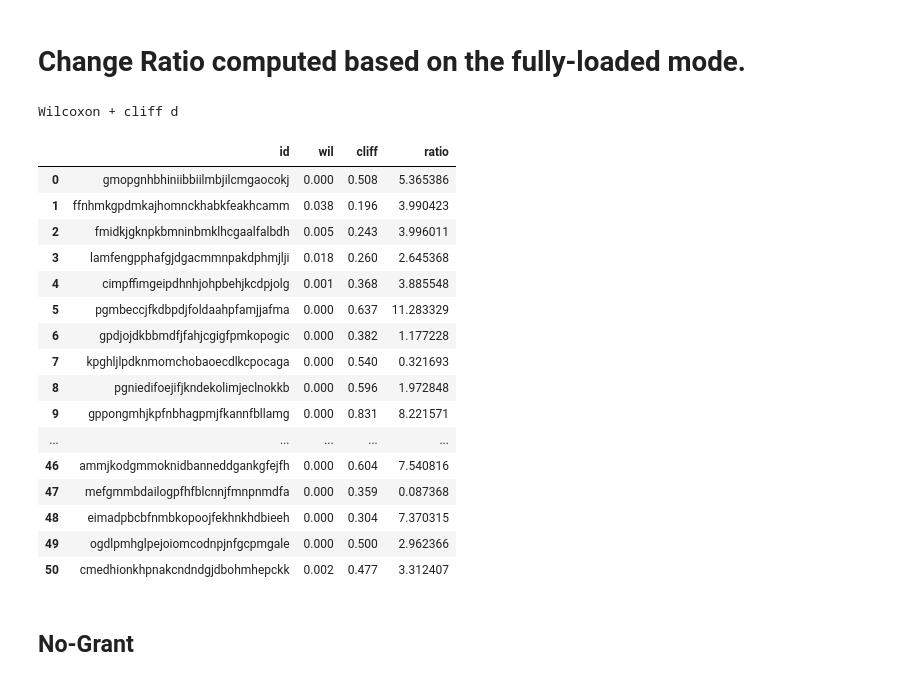
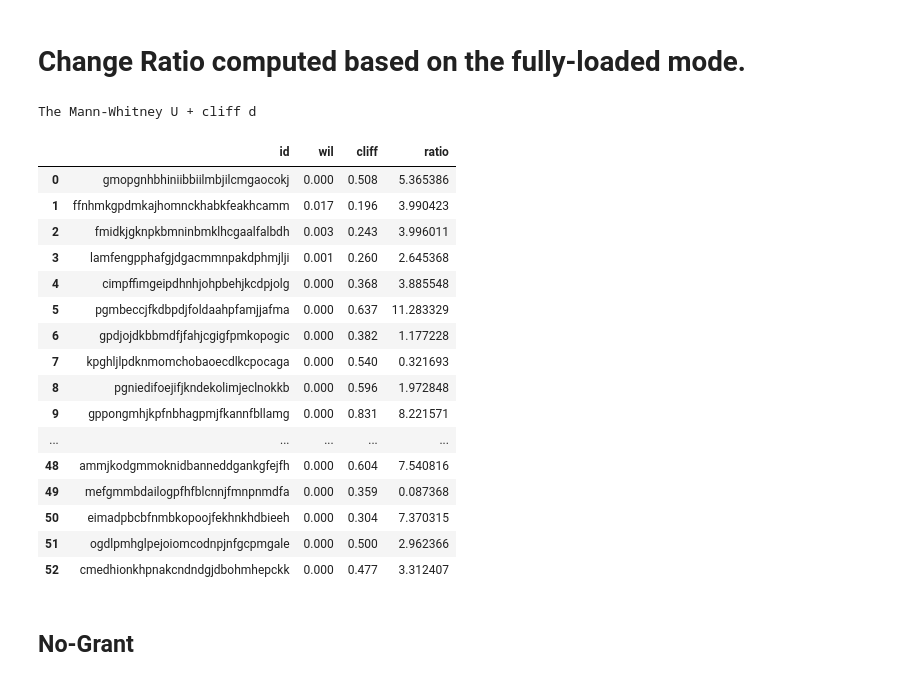
Before and after one commit to Bihui-Jin/suppmaterial-impact-of-extensions-on-browser-performance, a Jupyter notebook: Analysis/performance evaluation.ipynb, the cells around one changed output. Drawn from its saved outputs; the diff is of its cells as text; code cells hidden in the pictures.

Commit message:
change wilcoxon to mannwhitneyu

```diff
--- a/Analysis/performance evaluation.ipynb
+++ b/Analysis/performance evaluation.ipynb
@@ -315,23 +315,23 @@ def percChange(full_cycle2, interp):
 
 def printPercChange(full_cycle2, lf, rt):
     for typ in ['time','loading','static']:
-        numI = len(full_cycle2[(full_cycle2[f'Median-{typ}Ratio']>0) & (full_cycle2[f'wilcoxon-{typ}']<0.05) & (full_cycle2[f'cliffs_d-{typ}'].between(left=lf, right=rt, inclusive="left"))])
-        num = len(full_cycle2[(full_cycle2[f'wilcoxon-{typ}']<0.05) & (full_cycle2[f'cliffs_d-{typ}'].between(left=lf, right=rt, inclusive="left"))])
+        numI = len(full_cycle2[(full_cycle2[f'Median-{typ}Ratio']>0) & (full_cycle2[f'mannwhitneyu-{typ}']<0.05) & (full_cycle2[f'cliffs_d-{typ}'].between(left=lf, right=rt, inclusive="left"))])
+        num = len(full_cycle2[(full_cycle2[f'mannwhitneyu-{typ}']<0.05) & (full_cycle2[f'cliffs_d-{typ}'].between(left=lf, right=rt, inclusive="left"))])
         perc = round(numI/num*100,2) if num!=0 else 0
 
-        print(len(full_cycle2[(full_cycle2[f'Median-{typ}Ratio']>0) & (full_cycle2[f'wilcoxon-{typ}']<0.05) & (full_cycle2[f'cliffs_d-{typ}'].between(left=lf, right=rt, inclusive="left"))]), f' ({perc}%) {typ} in median increase by',
-              round_to_n((full_cycle2[(full_cycle2[f'Median-{typ}Ratio']>0) & (full_cycle2[f'wilcoxon-{typ}']<0.05) & (full_cycle2[f'cliffs_d-{typ}'].between(left=lf, right=rt, inclusive="left"))][f'Median-{typ}Ratio'].median()),2), '%')
-        numI = len(full_cycle2[(full_cycle2[f'Median-{typ}Ratio']<0) & (full_cycle2[f'wilcoxon-{typ}']<0.05) & (full_cycle2[f'cliffs_d-{typ}'].between(left=lf, right=rt, inclusive="left"))])
-        num = len(full_cycle2[(full_cycle2[f'wilcoxon-{typ}']<0.05) & (full_cycle2[f'cliffs_d-{typ}'].between(left=lf, right=rt, inclusive="left"))])
+        print(len(full_cycle2[(full_cycle2[f'Median-{typ}Ratio']>0) & (full_cycle2[f'mannwhitneyu-{typ}']<0.05) & (full_cycle2[f'cliffs_d-{typ}'].between(left=lf, right=rt, inclusive="left"))]), f' ({perc}%) {typ} in median increase by',
+              round_to_n((full_cycle2[(full_cycle2[f'Median-{typ}Ratio']>0) & (full_cycle2[f'mannwhitneyu-{typ}']<0.05) & (full_cycle2[f'cliffs_d-{typ}'].between(left=lf, right=rt, inclusive="left"))][f'Median-{typ}Ratio'].median()),2), '%')
+        numI = len(full_cycle2[(full_cycle2[f'Median-{typ}Ratio']<0) & (full_cycle2[f'mannwhitneyu-{typ}']<0.05) & (full_cycle2[f'cliffs_d-{typ}'].between(left=lf, right=rt, inclusive="left"))])
+        num = len(full_cycle2[(full_cycle2[f'mannwhitneyu-{typ}']<0.05) & (full_cycle2[f'cliffs_d-{typ}'].between(left=lf, right=rt, inclusive="left"))])
         perc = round(numI/num*100,2) if num!=0 else 0
 
-        print(len(full_cycle2[(full_cycle2[f'Median-{typ}Ratio']<0) & (full_cycle2[f'wilcoxon-{typ}']<0.05) & (full_cycle2[f'cliffs_d-{typ}'].between(left=lf, right=rt, inclusive="left"))]), f' ({perc}%) {typ} in median drop by',
-              round_to_n((full_cycle2[(full_cycle2[f'Median-{typ}Ratio']<0) & (full_cycle2[f'wilcoxon-{typ}']<0.05) & (full_cycle2[f'cliffs_d-{typ}'].between(left=lf, right=rt, inclusive="left"))][f'Median-{typ}Ratio'].median()),2), '%')
-        print(len(full_cycle2[(full_cycle2[f'wilcoxon-{typ}']<0.05) & (full_cycle2[f'cliffs_d-{typ}'].between(left=lf, right=rt, inclusive="left"))]), f' {typ} in median changes by',
-              round_to_n((full_cycle2[(full_cycle2[f'wilcoxon-{typ}']<0.05) & (full_cycle2[f'cliffs_d-{typ}'].between(left=lf, right=rt, inclusive="left"))][f'Median-{typ}Ratio'].median()),2), '%')
+        print(len(full_cycle2[(full_cycle2[f'Median-{typ}Ratio']<0) & (full_cycle2[f'mannwhitneyu-{typ}']<0.05) & (full_cycle2[f'cliffs_d-{typ}'].between(left=lf, right=rt, inclusive="left"))]), f' ({perc}%) {typ} in median drop by',
+              round_to_n((full_cycle2[(full_cycle2[f'Median-{typ}Ratio']<0) & (full_cycle2[f'mannwhitneyu-{typ}']<0.05) & (full_cycle2[f'cliffs_d-{typ}'].between(left=lf, right=rt, inclusive="left"))][f'Median-{typ}Ratio'].median()),2), '%')
+        print(len(full_cycle2[(full_cycle2[f'mannwhitneyu-{typ}']<0.05) & (full_cycle2[f'cliffs_d-{typ}'].between(left=lf, right=rt, inclusive="left"))]), f' {typ} in median changes by',
+              round_to_n((full_cycle2[(full_cycle2[f'mannwhitneyu-{typ}']<0.05) & (full_cycle2[f'cliffs_d-{typ}'].between(left=lf, right=rt, inclusive="left"))][f'Median-{typ}Ratio'].median()),2), '%')
         print('\n')
 
-print('Wilcoxon + cliff d')
+print('The Mann-Whitney U + cliff d')
 for cd in range(4):
     print("Small Cliff's d \n") if cd ==1 else ''
     print("Median Cliff's d \n") if cd ==2 else ""
@@ -341,12 +341,12 @@ for cd in range(4):
     for typ in ['time','loading','static']:
         for ext in list(full_cycle2['id']):
             target =full[full['id']==ext]['target'].tolist()[0].lower()
-            s,y = mannwhitneyu(full[full['id']==ext][typ].astype('float64'),free['normal'][target][typ].astype('float64'))#,method='exact')
-            ws,wy = wilcoxon(full[full['id']==ext][typ].astype('float64'),free['normal'][target][typ].astype('float64'))
+            ws,wy = mannwhitneyu(full[full['id']==ext][typ].astype('float64'),free['normal'][target][typ].astype('float64'))#,method='exact')
+            # ws,wy = wilcoxon(full[full['id']==ext][typ].astype('float64'),free['normal'][target][typ].astype('float64'))
             d,res = cliffs_delta(full[full['id']==ext][typ].astype('float64'),free['normal'][target][typ].astype('float64'))
 
             idx = full_cycle2.index[full_cycle2['id']==ext][0]
-            full_cycle2.at[idx,f'wilcoxon-{typ}'] = round(wy,2)
+            full_cycle2.at[idx,f'mannwhitneyu-{typ}'] = round(wy,2)
             full_cycle2.at[idx,f'cliffs_d-{typ}'] = round(abs(d),2)
 
     percChange(full_cycle2, 'all') if cd ==0 else ''
@@ -787,51 +788,51 @@ def ratio2 (eid, typ, full_cycle2):
 
 
 extratio_time = pd.DataFrame()
 extratio_load = pd.DataFrame()
 extratio_static = pd.DataFrame()
 
-print('Wilcoxon + cliff d')
+print('The Mann-Whitney U + cliff d')
 
 full_cycle2 = full_cycle.copy()
 for typ in ['time','loading','static']:
     for ext in list(full_cycle2['id']):
         target =full[full['id']==ext]['target'].tolist()[0].lower()
-        ws,wy = wilcoxon(full[full['id']==ext][typ].astype('float64'),free['normal'][target][typ].astype('float64'))
+        ws,wy = mannwhitneyu(full[full['id']==ext][typ].astype('float64'),free['normal'][target][typ].astype('float64'))
         d,res = cliffs_delta(full[full['id']==ext][typ].astype('float64'),free['normal'][target][typ].astype('float64'))
 
         if round(wy,3)<0.05 and round(abs(d),3)>=0.147:
             tmp = {
                 "id":ext,
                 "wil":round(wy,3),
                 "cliff":round(abs(d),3),
                 "ratio": ratio2(ext,typ,full_cycle2)
             }
             if typ == 'time':
                 extratio_time =  pd.concat([extratio_time, pd.DataFrame([tmp])], ignore_index=True)
             if typ == 'loading':
                 extratio_load =  pd.concat([extratio_load, pd.DataFrame([tmp])], ignore_index=True)
             if typ == 'static':
                 extratio_static =  pd.concat([extratio_static, pd.DataFrame([tmp])], ignore_index=True)
 extratio_static
 # %% [output]
-Wilcoxon + cliff d
+The Mann-Whitney U + cliff d
 |  | id | wil | cliff | ratio |
 | 0 | gmopgnhbhiniibbiilmbjilcmgaocokj | 0.000 | 0.508 | 5.365386 |
-| 1 | ffnhmkgpdmkajhomnckhabkfeakhcamm | 0.038 | 0.196 | 3.990423 |
-| 2 | fmidkjgknpkbmninbmklhcgaalfalbdh | 0.005 | 0.243 | 3.996011 |
-| 3 | lamfengpphafgjdgacmmnpakdphmjlji | 0.018 | 0.260 | 2.645368 |
-| 4 | cimpffimgeipdhnhjohpbehjkcdpjolg | 0.001 | 0.368 | 3.885548 |
+| 1 | ffnhmkgpdmkajhomnckhabkfeakhcamm | 0.017 | 0.196 | 3.990423 |
+| 2 | fmidkjgknpkbmninbmklhcgaalfalbdh | 0.003 | 0.243 | 3.996011 |
+| 3 | lamfengpphafgjdgacmmnpakdphmjlji | 0.001 | 0.260 | 2.645368 |
+| 4 | cimpffimgeipdhnhjohpbehjkcdpjolg | 0.000 | 0.368 | 3.885548 |
 | 5 | pgmbeccjfkdbpdjfoldaahpfamjjafma | 0.000 | 0.637 | 11.283329 |
 | 6 | gpdjojdkbbmdfjfahjcgigfpmkopogic | 0.000 | 0.382 | 1.177228 |
 | 7 | kpghljlpdknmomchobaoecdlkcpocaga | 0.000 | 0.540 | 0.321693 |
 | 8 | pgniedifoejifjkndekolimjeclnokkb | 0.000 | 0.596 | 1.972848 |
 | 9 | gppongmhjkpfnbhagpmjfkannfbllamg | 0.000 | 0.831 | 8.221571 |
 | ... | ... | ... | ... | ... |
-| 46 | ammjkodgmmoknidbanneddgankgfejfh | 0.000 | 0.604 | 7.540816 |
-| 47 | mefgmmbdailogpfhfblcnnjfmnpnmdfa | 0.000 | 0.359 | 0.087368 |
-| 48 | eimadpbcbfnmbkopoojfekhnkhdbieeh | 0.000 | 0.304 | 7.370315 |
-| 49 | ogdlpmhglpejoiomcodnpjnfgcpmgale | 0.000 | 0.500 | 2.962366 |
-| 50 | cmedhionkhpnakcndndgjdbohmhepckk | 0.002 | 0.477 | 3.312407 |
+| 48 | ammjkodgmmoknidbanneddgankgfejfh | 0.000 | 0.604 | 7.540816 |
+| 49 | mefgmmbdailogpfhfblcnnjfmnpnmdfa | 0.000 | 0.359 | 0.087368 |
+| 50 | eimadpbcbfnmbkopoojfekhnkhdbieeh | 0.000 | 0.304 | 7.370315 |
+| 51 | ogdlpmhglpejoiomcodnpjnfgcpmgale | 0.000 | 0.500 | 2.962366 |
+| 52 | cmedhionkhpnakcndndgjdbohmhepckk | 0.000 | 0.477 | 3.312407 |
 # %% [markdown]
 ## No-Grant
 # %%
```
Also changed, not shown: parts of 10 cells of this notebook.
